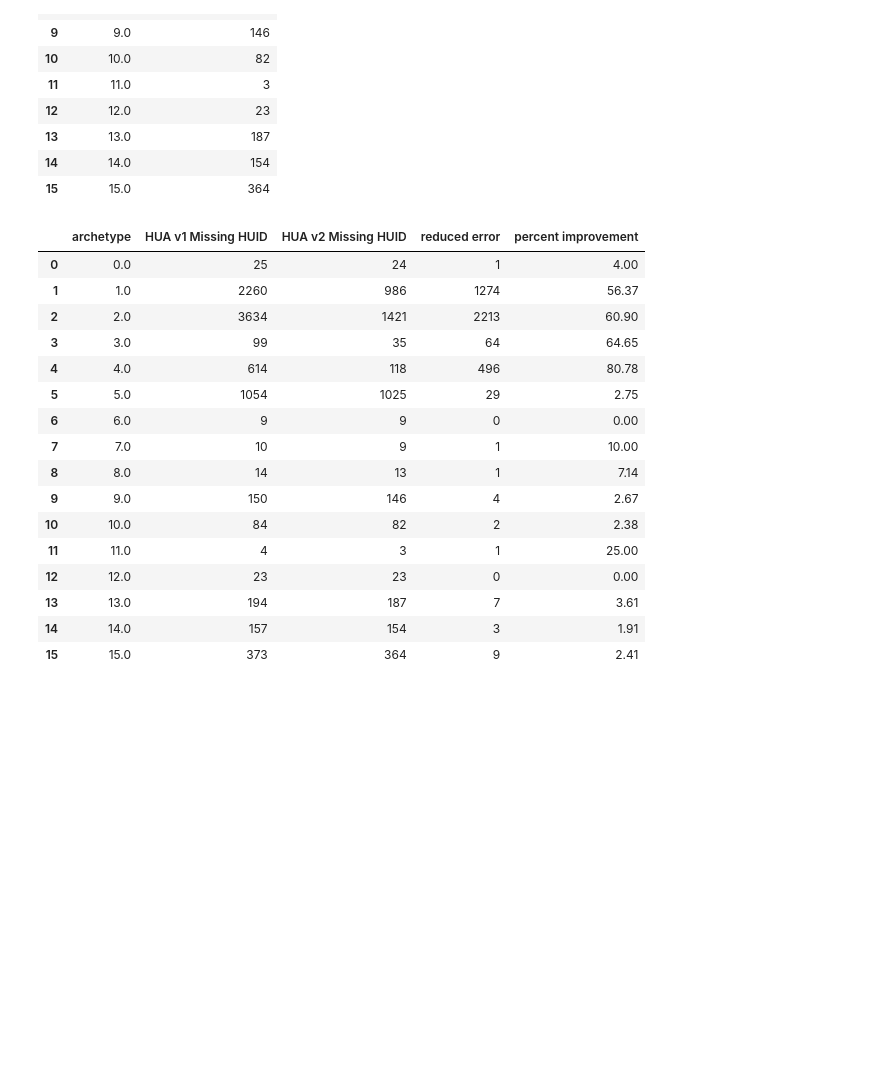
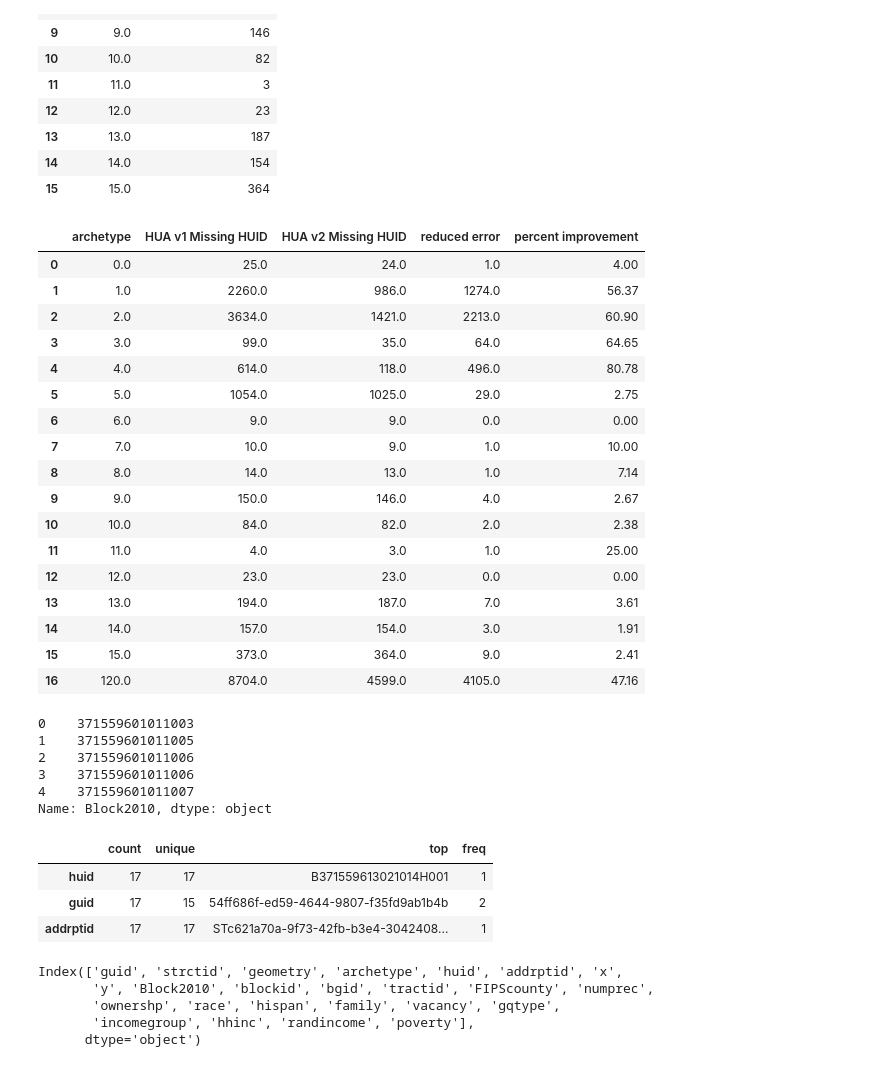
Before and after one commit to npr99/intersect-community-data, a Jupyter notebook: ncoda_06ev1_run_HUA_workflow.ipynb, the cells around one changed output. Drawn from its saved outputs; the diff is of its cells as text; code cells hidden in the pictures; blank space fills up the shorter version.

Commit message:
work on HUA version 2 #2

```diff
--- a/ncoda_06ev1_run_HUA_workflow.ipynb
+++ b/ncoda_06ev1_run_HUA_workflow.ipynb
@@ -339,10 +350,10 @@ True
 hua_result = hua.get_output_dataset("result")
 
 # Convert dataset to Pandas DataFrame
-hua_df = hua_result.get_dataframe_from_csv(low_memory=False)
+huav1_df = hua_result.get_dataframe_from_csv(low_memory=False)
 
 # Display top 5 rows of output data
-hua_df[['guid','numprec','incomegroup','geometry']].head()
+huav1_df[['guid','numprec','incomegroup','geometry']].head()
 # %% [output]
 |  | guid | numprec | incomegroup | geometry |
 | 0 | NaN | 2.0 | 11.0 | NaN |
@@ -388,10 +399,10 @@ hua_df[['guid','addrptid','huid','archetype']].groupby('archetype').count()
 | 15.0 | 373 | 373 | 0 |
 # %%
 # Condition 1  GUID is not missing
-condition1 = (~hua_df['guid'].isna())
+condition1 = (~huav1_df['guid'].isna())
 # Condition 2 HUID is missing
-condition2 = (hua_df['huid'].isna())
-check_df = hua_df.loc[condition1 & condition2].copy()
+condition2 = (huav1_df['huid'].isna())
+check_df = huav1_df.loc[condition1 & condition2].copy()
 check_df[['guid','huid','addrptid']].astype(str).describe().T
 # %% [output]
 |  | count | unique | top | freq |
@@ -683,33 +694,38 @@ huav2_check_df
 # %%
 # merge huav2_check_df huav1_check_df
 check_versions = pd.merge(left = huav1_check_df,
                           right = huav2_check_df,
                           on='archetype', how='outer')
+
+# add total row
+check_versions = check_versions.append(check_versions.sum(numeric_only=True), ignore_index=True)
+
 # Generate percent improvement
 check_versions['reduced error'] = \
     check_versions['HUA v1 Missing HUID']-check_versions['HUA v2 Missing HUID']
 check_versions['percent improvement'] = \
     round((check_versions['reduced error'] / \
     check_versions['HUA v1 Missing HUID']) * 100, 2)
 check_versions
 # %% [output]
 |  | archetype | HUA v1 Missing HUID | HUA v2 Missing HUID | reduced error | percent improvement |
-| 0 | 0.0 | 25 | 24 | 1 | 4.00 |
-| 1 | 1.0 | 2260 | 986 | 1274 | 56.37 |
-| 2 | 2.0 | 3634 | 1421 | 2213 | 60.90 |
-| 3 | 3.0 | 99 | 35 | 64 | 64.65 |
-| 4 | 4.0 | 614 | 118 | 496 | 80.78 |
-| 5 | 5.0 | 1054 | 1025 | 29 | 2.75 |
-| 6 | 6.0 | 9 | 9 | 0 | 0.00 |
-| 7 | 7.0 | 10 | 9 | 1 | 10.00 |
-| 8 | 8.0 | 14 | 13 | 1 | 7.14 |
-| 9 | 9.0 | 150 | 146 | 4 | 2.67 |
-| 10 | 10.0 | 84 | 82 | 2 | 2.38 |
-| 11 | 11.0 | 4 | 3 | 1 | 25.00 |
-| 12 | 12.0 | 23 | 23 | 0 | 0.00 |
-| 13 | 13.0 | 194 | 187 | 7 | 3.61 |
-| 14 | 14.0 | 157 | 154 | 3 | 1.91 |
-| 15 | 15.0 | 373 | 364 | 9 | 2.41 |
+| 0 | 0.0 | 25.0 | 24.0 | 1.0 | 4.00 |
+| 1 | 1.0 | 2260.0 | 986.0 | 1274.0 | 56.37 |
+| 2 | 2.0 | 3634.0 | 1421.0 | 2213.0 | 60.90 |
+| 3 | 3.0 | 99.0 | 35.0 | 64.0 | 64.65 |
+| 4 | 4.0 | 614.0 | 118.0 | 496.0 | 80.78 |
+| 5 | 5.0 | 1054.0 | 1025.0 | 29.0 | 2.75 |
+| 6 | 6.0 | 9.0 | 9.0 | 0.0 | 0.00 |
+| 7 | 7.0 | 10.0 | 9.0 | 1.0 | 10.00 |
+| 8 | 8.0 | 14.0 | 13.0 | 1.0 | 7.14 |
+| 9 | 9.0 | 150.0 | 146.0 | 4.0 | 2.67 |
+| 10 | 10.0 | 84.0 | 82.0 | 2.0 | 2.38 |
+| 11 | 11.0 | 4.0 | 3.0 | 1.0 | 25.00 |
+| 12 | 12.0 | 23.0 | 23.0 | 0.0 | 0.00 |
+| 13 | 13.0 | 194.0 | 187.0 | 7.0 | 3.61 |
+| 14 | 14.0 | 157.0 | 154.0 | 3.0 | 1.91 |
+| 15 | 15.0 | 373.0 | 364.0 | 9.0 | 2.41 |
+| 16 | 120.0 | 8704.0 | 4599.0 | 4105.0 | 47.16 |
 # %%
 # List of all communities available in IN-CORE
 communities = {'Lumberton_NC' : {
@@ -740,0 +759,19 @@ communities = {'Lumberton_NC' : {
+# %%
+huav2_df['Block2010'].head()
+# %% [output]
+0    371559601011003
+1    371559601011005
+2    371559601011006
+3    371559601011006
+4    371559601011007
+Name: Block2010, dtype: object
+# %%
+# Condition 1  GUID is not missing
+condition1 = (huav2_df['Block2010'] == '371559613021014')
+df1 = huav2_df.loc[condition1].copy()
+df1[['huid','guid','addrptid']].astype(str).describe().T
+# %% [output]
+|  | count | unique | top | freq |
+| huid | 17 | 17 | B371559613021014H001 | 1 |
+| guid | 17 | 15 | 54ff686f-ed59-4644-9807-f35fd9ab1b4b | 2 |
+| addrptid | 17 | 17 | STc621a70a-9f73-42fb-b3e4-3042408... | 1 |
@@ -740,0 +786,8 @@ communities = {'Lumberton_NC' : {
+# %%
+gdf1.columns
+# %% [output]
+Index(['guid', 'strctid', 'geometry', 'archetype', 'huid', 'addrptid', 'x',
+       'y', 'Block2010', 'blockid', 'bgid', 'tractid', 'FIPScounty', 'numprec',
+       'ownershp', 'race', 'hispan', 'family', 'vacancy', 'gqtype',
+       'incomegroup', 'hhinc', 'randincome', 'poverty'],
+      dtype='object')
```
Also changed, not shown: parts of 15 cells of this notebook, 5 other files.
